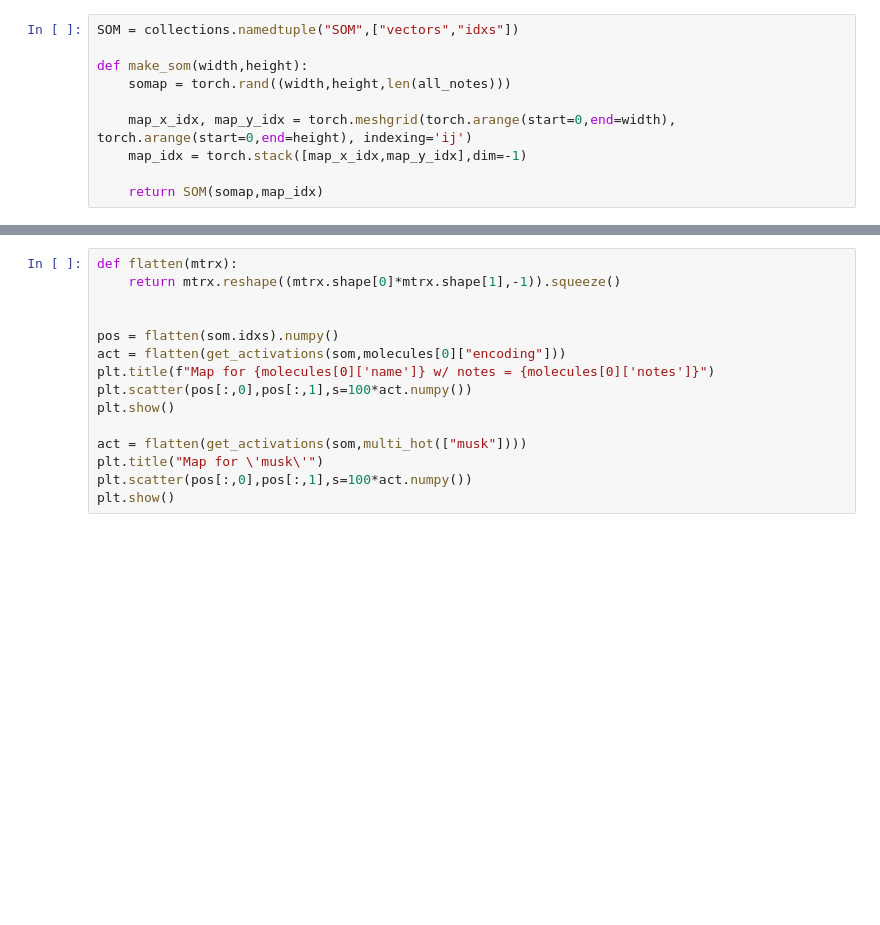
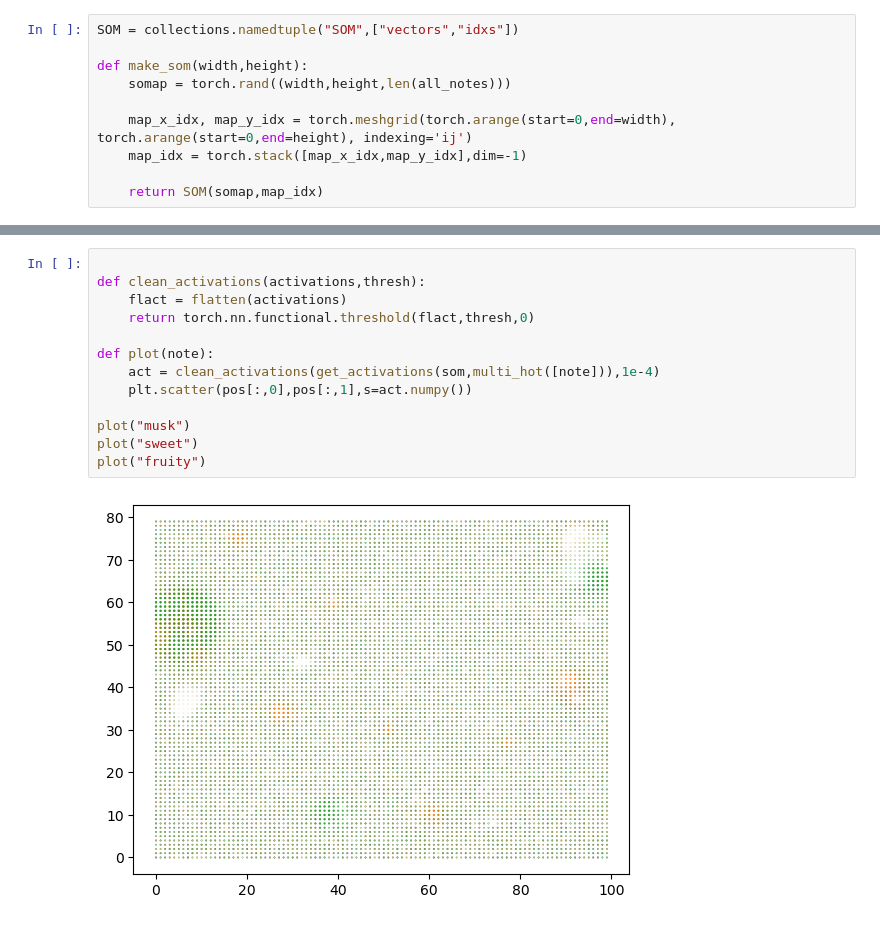
Before and after one commit to laurahsisson/aromap, a Jupyter notebook: somell.ipynb, the cells around one changed output, grey strips where cells are left out. Cells and saved outputs as stored; diff of their text form; blank space fills up the shorter version.

```diff
--- a/somell.ipynb
+++ b/somell.ipynb
@@ -195,15 +244,15 @@ som, scores = do_train({'width': 25*4, 'height': 20*4, 'epochs': 1, 'lr': 1},ver
 # %%
-def flatten(mtrx):
-    return mtrx.reshape((mtrx.shape[0]*mtrx.shape[1],-1)).squeeze()
 
+def clean_activations(activations,thresh):
+    flact = flatten(activations)
+    return torch.nn.functional.threshold(flact,thresh,0)
 
-pos = flatten(som.idxs).numpy()
-act = flatten(get_activations(som,molecules[0]["encoding"]))
-plt.title(f"Map for {molecules[0]['name']} w/ notes = {molecules[0]['notes']}")
-plt.scatter(pos[:,0],pos[:,1],s=100*act.numpy())
-plt.show()
+def plot(note):
+    act = clean_activations(get_activations(som,multi_hot([note])),1e-4)
+    plt.scatter(pos[:,0],pos[:,1],s=act.numpy())
 
-act = flatten(get_activations(som,multi_hot(["musk"])))
-plt.title("Map for \'musk\'")
-plt.scatter(pos[:,0],pos[:,1],s=100*act.numpy())
-plt.show()
+plot("musk")
+plot("sweet")
+plot("fruity")
+# %% [output]
+[figure, added]
```
Also changed, not shown: parts of 7 cells of this notebook, 1 other file.
